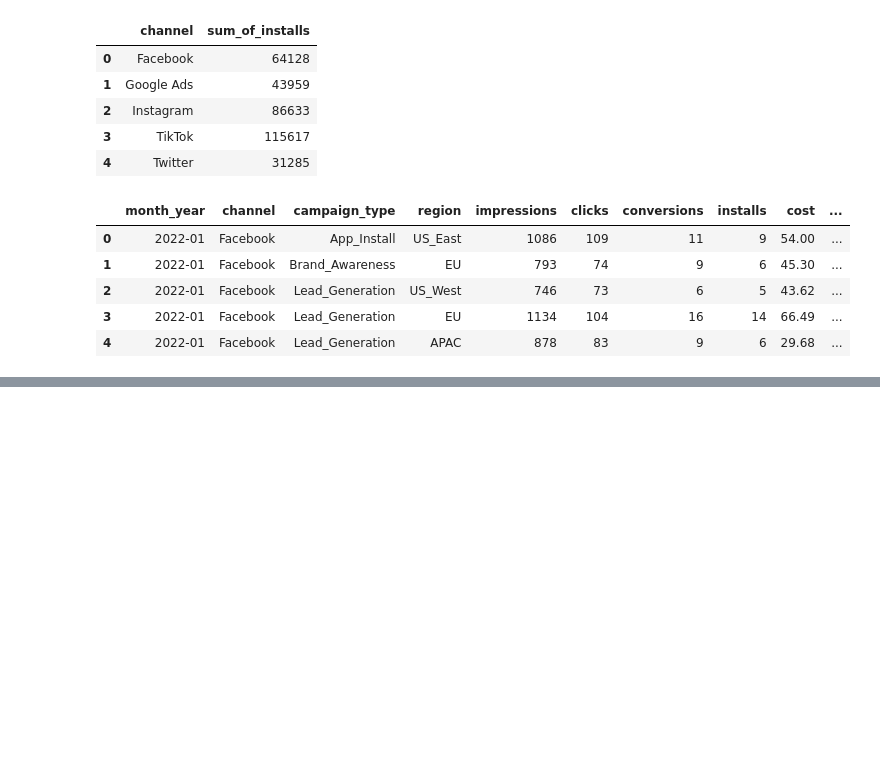
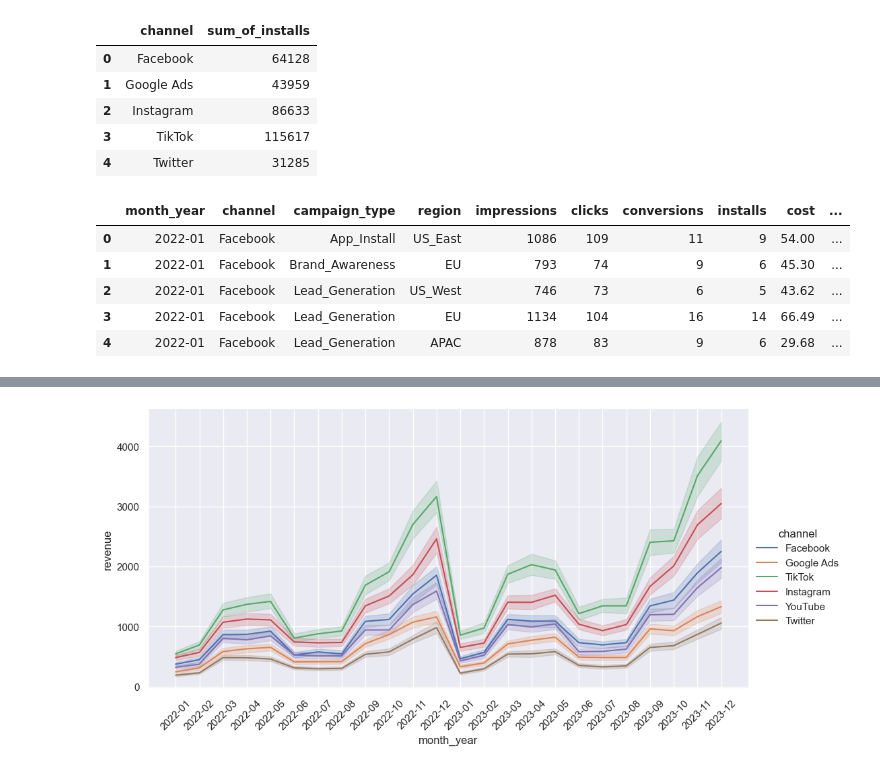
Before and after one commit to rakeshtparayil/marketing_analytics, a Jupyter notebook: marketing_new.ipynb, the cells around one changed output, grey strips where cells are left out. Drawn from its saved outputs; the diff is of its cells as text; code cells hidden in the pictures; blank space fills up the shorter version.

```diff
--- a/marketing_new.ipynb
+++ b/marketing_new.ipynb
@@ -560,0 +592,6 @@ mktg.head(5)
+# %%
+sns.relplot(data=mktg, x='month_year', y='revenue', kind='line', hue='channel', height=5, aspect=2)
+plt.xticks(rotation=45)
+plt.show()
+# %% [output]
+[figure, added]
```
Also changed, not shown: parts of 5 cells of this notebook.
